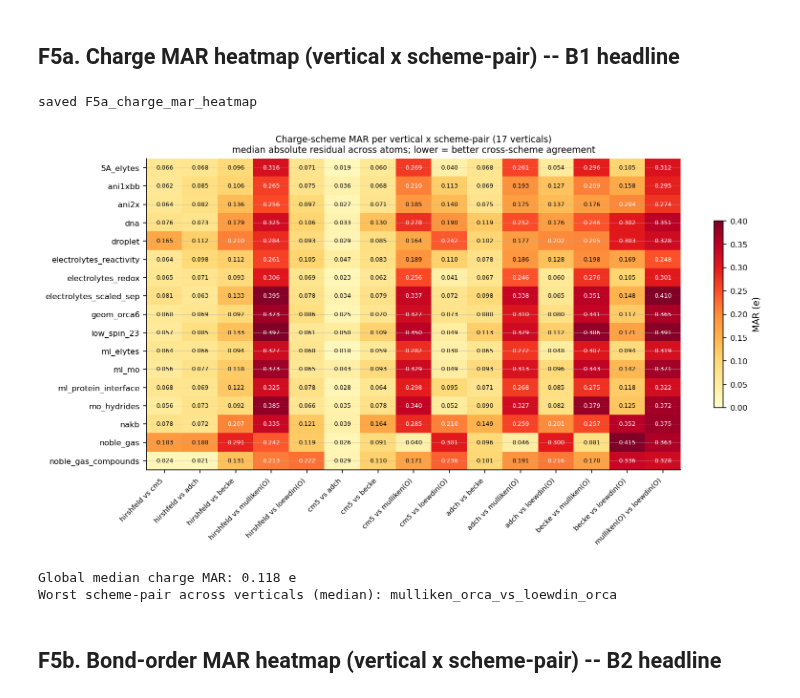
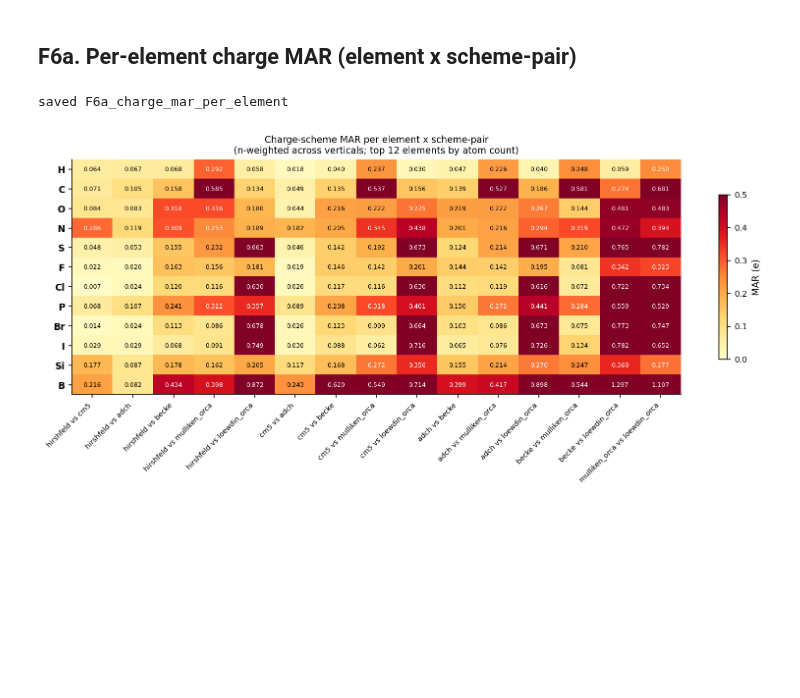
Before and after one commit to santi921/qtaim_generator, a Jupyter notebook: notebooks/analysis/05_noise_floors.ipynb, the cells around one changed output. Saved outputs shown, nothing was run; the diff lists cells and outputs as text; code cells hidden in the pictures; blank space fills up the shorter version.

```diff
--- a/notebooks/analysis/05_noise_floors.ipynb
+++ b/notebooks/analysis/05_noise_floors.ipynb
@@ -101,38 +246,37 @@ total nf rows: 54,222  |  global rows: 408
 # %% [markdown]
-## F5a. Charge MAR heatmap (vertical x scheme-pair) -- B1 headline
+## F6a. Per-element charge MAR (element x scheme-pair)
 # %%
-charge_global = global_rows[global_rows["analysis"] == "charge"].copy()
-pivot_a = charge_global.pivot(index="vertical", columns="descriptor", values="mar")
-pivot_a = pivot_a.reindex(columns=[c for c in pair_order if c in pivot_a.columns])
-pivot_a = pivot_a.reindex(index=sorted(pivot_a.index))
+elem_rows = nf[(nf["analysis"] == "charge") & nf["element"].notna() & nf["element_pair"].isna()].copy()
+combined_elem = (
+    elem_rows.assign(mar_n=elem_rows["mar"] * elem_rows["n_obs"])
+    .groupby(["element", "descriptor"])
+    .agg(mar_n=("mar_n", "sum"), n=("n_obs", "sum"))
+    .reset_index()
+)
+combined_elem["mar"] = combined_elem["mar_n"] / combined_elem["n"]
 
-fig, ax = plt.subplots(figsize=(11, 6))
-im = ax.imshow(pivot_a.values, aspect="auto", cmap="YlOrRd", vmin=0, vmax=0.4)
-ax.set_xticks(range(len(pivot_a.columns)))
-ax.set_xticklabels([c.replace("_vs_", " vs ").replace("_orca", "(O)") for c in pivot_a.columns],
+top_elems = (
+    combined_elem.groupby("element")["n"].sum().sort_values(ascending=False).head(12).index.tolist()
+)
+pivot_c = combined_elem[combined_elem["element"].isin(top_elems)].pivot(
+    index="element", columns="descriptor", values="mar"
+).reindex(index=top_elems, columns=[c for c in pair_order if c in combined_elem["descriptor"].unique()])
+
+fig, ax = plt.subplots(figsize=(11, 5))
+im = ax.imshow(pivot_c.values, aspect="auto", cmap="YlOrRd", vmin=0, vmax=0.5)
+ax.set_xticks(range(len(pivot_c.columns)))
+ax.set_xticklabels([c.replace("_vs_", " vs ") for c in pivot_c.columns],
                    rotation=45, ha="right", fontsize=7)
-ax.set_yticks(range(len(pivot_a.index)))
-ax.set_yticklabels(pivot_a.index, fontsize=8)
-for ri in range(len(pivot_a.index)):
-    for ci in range(len(pivot_a.columns)):
-        val = pivot_a.iloc[ri, ci]
-        if pd.notna(val):
-            ax.text(ci, ri, f"{val:.3f}", ha="center", va="center",
-                    fontsize=6, color="white" if val > 0.2 else "black")
-plt.colorbar(im, ax=ax, label="MAR (e)", shrink=0.6)
-ax.set_title(f"Charge-scheme MAR per vertical x scheme-pair ({len(pivot_a.index)} verticals)\n"
-             "median absolute residual across atoms; lower = better cross-scheme agreement")
+ax.set_yticks(range(len(pivot_c.index)))
+ax.set_yticklabels(pivot_c.index, fontsize=9, fontweight="bold")
+ax.grid(False)
+_annotate_heatmap(ax, pivot_c.values, threshold=0.25)
+plt.colorbar(im, ax=ax, label="MAR (e)", shrink=0.7)
+ax.set_title("Charge-scheme MAR per element x scheme-pair\n"
+             "(n-weighted across verticals; top 12 elements by atom count)")
 plt.tight_layout()
-save(fig, "F5a_charge_mar_heatmap")
+save(fig, "F6a_charge_mar_per_element")
 plt.show()
-
-print(f"\nGlobal median charge MAR: {charge_global['mar'].median():.3f} e")
-worst = charge_global.groupby('descriptor')['mar'].median().idxmax()
-print(f"Worst scheme-pair across verticals (median): {worst}")
 # %% [output]
-saved F5a_charge_mar_heatmap
+saved F6a_charge_mar_per_element
-[figure, old version]
+[figure, new version]
-Global median charge MAR: 0.118 e
-Worst scheme-pair across verticals (median): mulliken_orca_vs_loewdin_orca
-# %% [markdown]
-## F5b. Bond-order MAR heatmap (vertical x scheme-pair) -- B2 headline
```
Also changed, not shown: parts of 21 cells of this notebook, 6 other files.
